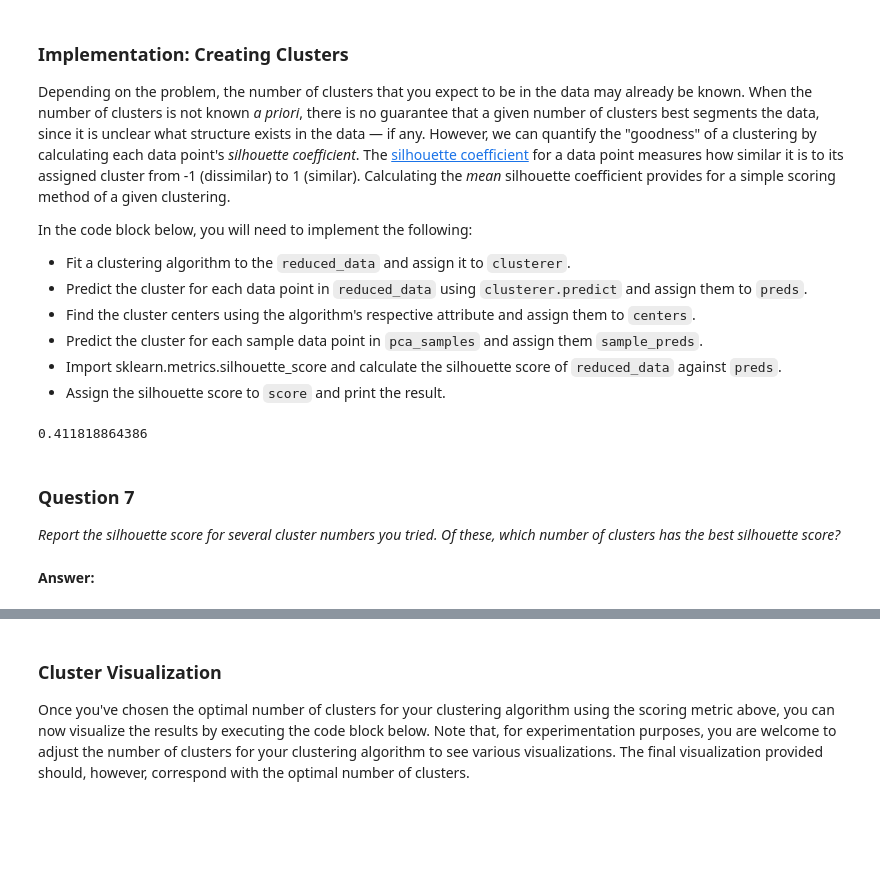
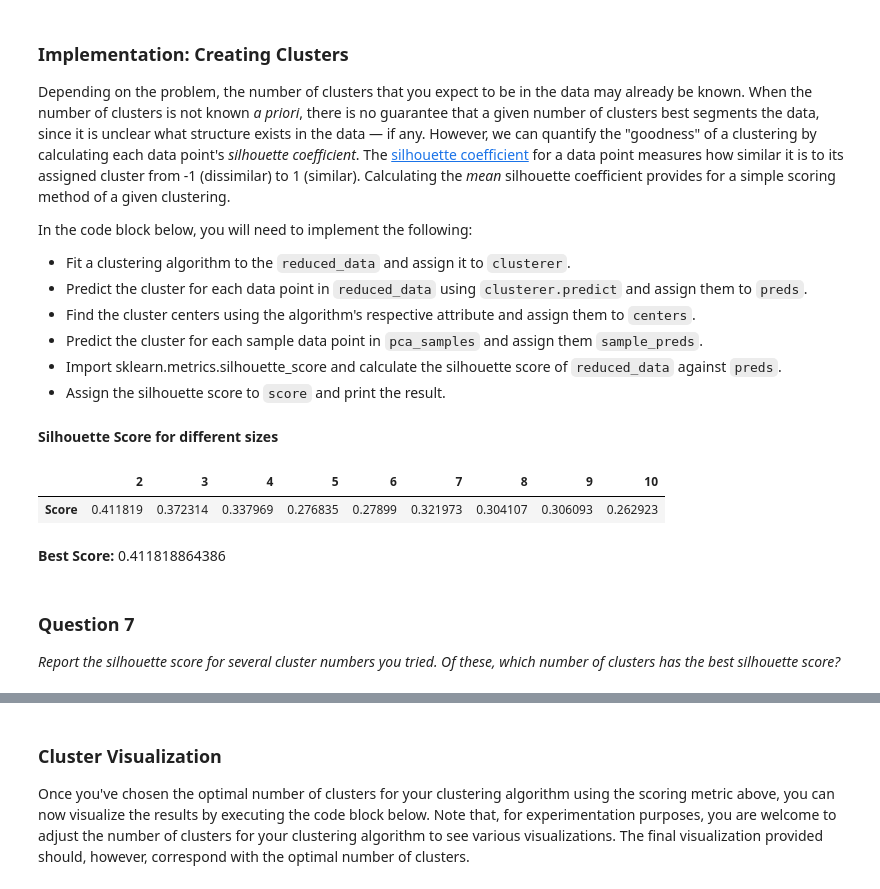
Before and after one commit to edhzsz/MLUND, a Jupyter notebook: projects/creating_customer_segments/customer_segments_work.ipynb, the cells around one changed output, grey strips where cells are left out. Cells and saved outputs as stored; diff of their text form; code cells hidden in the pictures; blank space fills up the shorter version.

```diff
--- a/projects/creating_customer_segments/customer_segments_work.ipynb
+++ b/projects/creating_customer_segments/customer_segments_work.ipynb
@@ -463,28 +463,53 @@ In the code block below, you will need to implement the following:
 # %%
 from sklearn.mixture import GMM
 from sklearn.metrics import silhouette_score
 
-# TODO: Apply your clustering algorithm of choice to the reduced data
-clusterer = GMM(n_components=2)
+def score_cluster(data, num_components):
+    #  Apply the selected clustering algorithm with the numberber of components parameter
+    # to the reduced data
+    clusterer = GMM(n_components=num_components)
+    clusterer.fit(data)
+
+    # Predict the cluster for each data point
+    preds = clusterer.predict(data)
+
+    # Calculate the mean silhouette coefficient for the number of clusters chosen
+    score = silhouette_score(data, preds)
+
+    return score
+
+printmd('**Silhouette Score for different sizes**')
+silhouette_scores_matrix = pd.DataFrame(index=['Score'])
+
+for size in range(2,11):
+    silhouette_scores_matrix[size] = pd.Series(score_cluster(reduced_data, size), index = silhouette_scores_matrix.index)
+
+display(silhouette_scores_matrix)
+
+best_n_components = 2
+
+# Apply the selected clustering algorithm to the reduced data
+clusterer = GMM(n_components=best_n_components)
 clusterer.fit(reduced_data)
 
-# TODO: Predict the cluster for each data point
+# Predict the cluster for each data point
 preds = clusterer.predict(reduced_data)
 
-# TODO: Find the cluster centers
+# Find the cluster centers
 centers = clusterer.means_
 
-# TODO: Predict the cluster for each transformed sample data point
+# Predict the cluster for each transformed sample data point
 sample_preds = clusterer.predict(pca_samples)
 
-# TODO: Calculate the mean silhouette coefficient for the number of clusters chosen
+# Calculate the mean silhouette coefficient for the number of clusters chosen
 score = silhouette_score(reduced_data, preds)
 
-print score
+printmd("**Best Score:** {}".format(score))
 # %% [output]
-0.411818864386
+**Silhouette Score for different sizes**
+|  | 2 | 3 | 4 | 5 | 6 | 7 | 8 | 9 | 10 |
+| Score | 0.411819 | 0.372314 | 0.337969 | 0.276835 | 0.27899 | 0.321973 | 0.304107 | 0.306093 | 0.262923 |
+**Best Score:** 0.411818864386
 # %% [markdown]
 ### Question 7
 *Report the silhouette score for several cluster numbers you tried. Of these, which number of clusters has the best silhouette score?*
-# %% [markdown]
-**Answer:**
```
Also changed, not shown: parts of 16 cells of this notebook.
